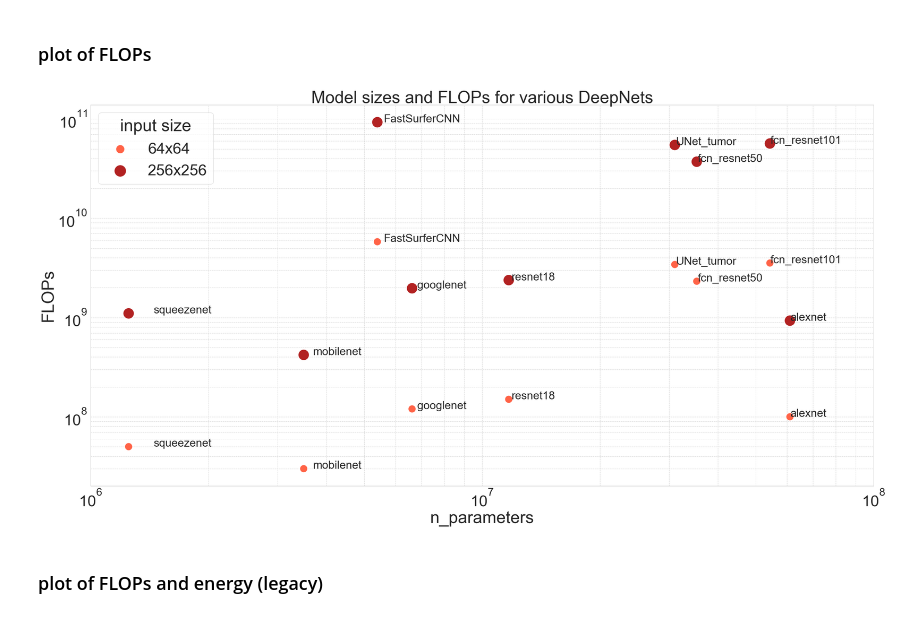
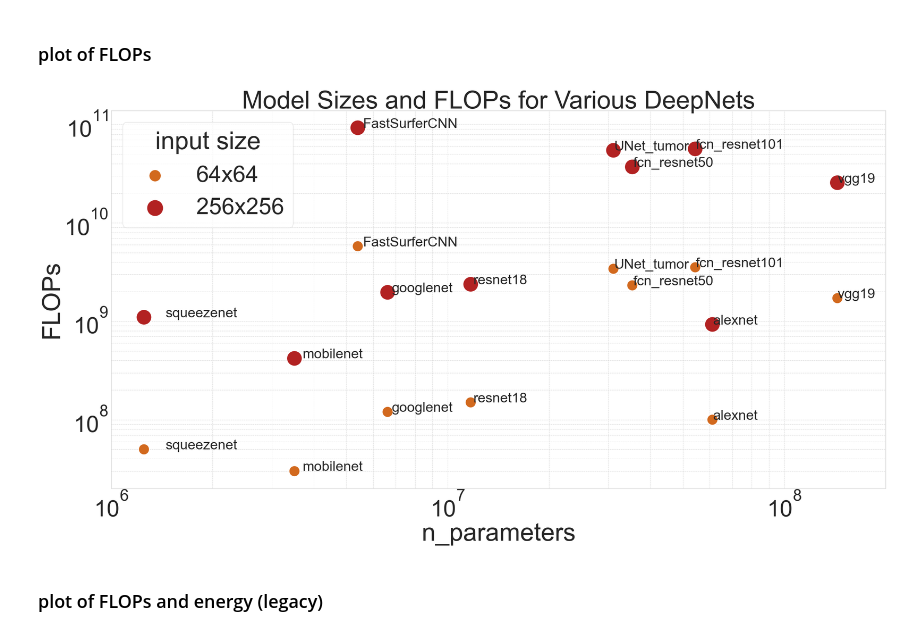
Before and after one commit to neurodatascience/watts_up_compute, a Jupyter notebook: notebooks/4_unet_analysis.ipynb, the cells around one changed output. Saved outputs shown, nothing was run; the diff lists cells and outputs as text; code cells hidden in the pictures.

```diff
--- a/notebooks/4_unet_analysis.ipynb
+++ b/notebooks/4_unet_analysis.ipynb
@@ -50,19 +50,20 @@ Number of parameters:           7.76 M
 resnet18 = models.resnet18(pretrained=True)
 alexnet = models.alexnet(pretrained=True)
 squeezenet = models.squeezenet1_0(pretrained=True)
-# inception = models.inception_v3(pretrained=True)
+inception_v3 = models.inception_v3(pretrained=True)
 googlenet = models.googlenet(pretrained=True)
 mobilenet = models.mobilenet_v2(pretrained=True)
 
 fcn_resnet50 = models.segmentation.fcn_resnet50(pretrained=True)
 fcn_resnet101 = models.segmentation.fcn_resnet101(pretrained=True)
+
+vgg19 = models.vgg19(pretrained=True)
 unet = torch.hub.load('mateuszbuda/brain-segmentation-pytorch', 'unet',
                         in_channels=3, out_channels=1, init_features=64, pretrained=False)
 # %% [output]
 Using cache found in /home/nikhil/.cache/torch/hub/mateuszbuda_brain-segmentation-pytorch_master
 # %%
-model_dict = { 'mobilenet':mobilenet, 'squeezenet':squeezenet, 'alexnet':alexnet, 'googlenet':googlenet, 'resnet18':resnet18,
-'fcn_resnet50':fcn_resnet50, 'fcn_resnet101':fcn_resnet101, 'UNet_tumor':unet}
+model_dict = { 'mobilenet':mobilenet, 'squeezenet':squeezenet, 'alexnet':alexnet, 'googlenet':googlenet, 'resnet18':resnet18, 'fcn_resnet50':fcn_resnet50, 'fcn_resnet101':fcn_resnet101, 'vgg19':vgg19, 'UNet_tumor':unet}
 
 input_size_list = [64, 256]
 # %%
@@ -178,37 +179,39 @@ with sns.axes_style("whitegrid"):
 # %%
 plot_df = FLOP_df.copy()
 plot_df['FLOPs'] = 1e9*plot_df['FLOPs'].astype(np.float)
 plot_df['n_parameters'] = 1e6*plot_df['n_parameters'].astype(np.float)
+plot_df['domain'] = 'computer-vision'
+plot_df.loc[plot_df['model'].isin(['FastSurferCNN','UNet_tumor']), 'domain'] = 'neuroimaging'
 
-sns.set(font_scale = 4)
-palette = ['tomato','firebrick'] # sns.color_palette("husl", 2) #sns.color_palette("husl", 2)
+sns.set(font_scale = 6)
+palette = ['chocolate','firebrick'] # sns.color_palette("husl", 2) #sns.color_palette("husl", 2)
 with sns.axes_style("whitegrid"):
     fig, ax1 = plt.subplots(figsize=(40,20),sharex=True,sharey=True)
-    g = sns.scatterplot(x='n_parameters',y='FLOPs', hue='input_size', size='input_size', sizes=[500,1000], data=plot_df, palette=palette,ax=ax1)
+    g = sns.scatterplot(x='n_parameters',y='FLOPs', hue='input_size', size='input_size', sizes=[1000,2000], data=plot_df, palette=palette,ax=ax1)
 
     g.set(xscale="log",yscale='log')
     g.grid(True,which="both",ls="--",c='lightgray')
     # plt.ylabel('compute cost') #'FLOP count -- energy (μJ)
-    plt.title('Model sizes and FLOPs for various DeepNets')
+    plt.title('Model Sizes and FLOPs for Various DeepNets')
 
-    g.set(xlim=(1e6, 1e8))
+    g.set(xlim=(1e6, 2e8))
 
     # edit Legend for clarity
     new_labels = ['64x64','256x256']
     ax1.legend(loc='upper left')
     leg = ax1.get_legend()
     leg.set_title('input size')
     for t, l in zip(leg.texts, new_labels): t.set_text(l)
 
     # add model names as bubble labels
     def label_point(x, y, val, ax, x_shift=200000, y_shift=200000):
         a = pd.concat({'x': x, 'y': y, 'val': val}, axis=1)
         for i, point in a.iterrows():
-            ax.text(point['x']+x_shift, point['y']+y_shift, str(point['val']), fontsize=32)
+            ax.text(point['x']+x_shift, point['y']+y_shift, str(point['val']), fontsize=40)
 
     label_point(plot_df['n_parameters'], plot_df['FLOPs'], plot_df['model'], plt.gca())
 # %% [output]
-[figure, old version]
+[figure, new version]
 # %% [markdown]
 ### plot of FLOPs and energy (legacy)
 # %%
```
Also changed, not shown: parts of 2 cells of this notebook, 6 other files.
